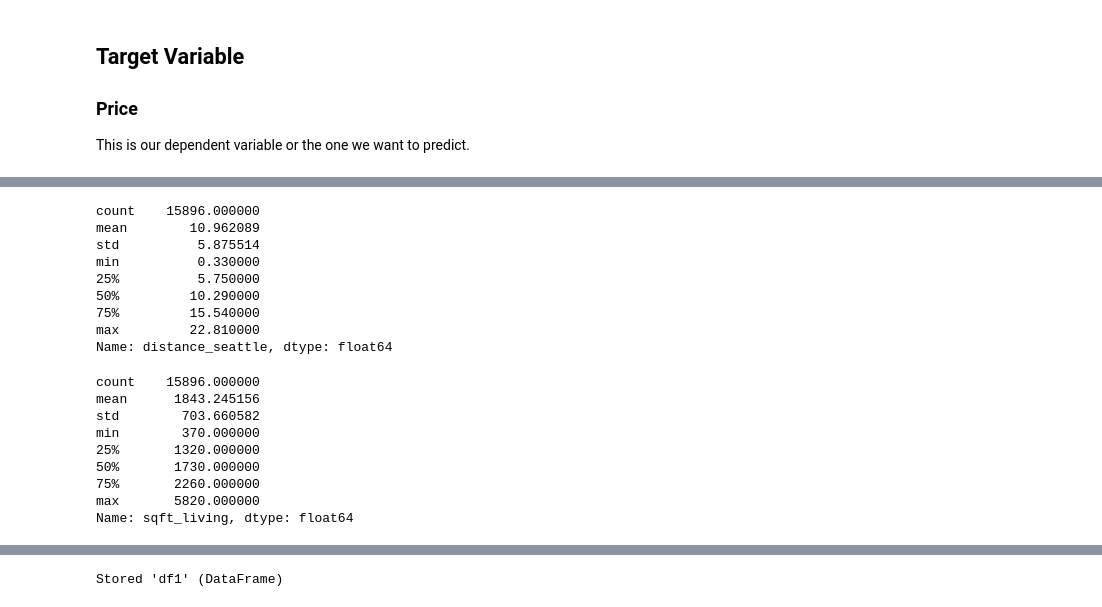
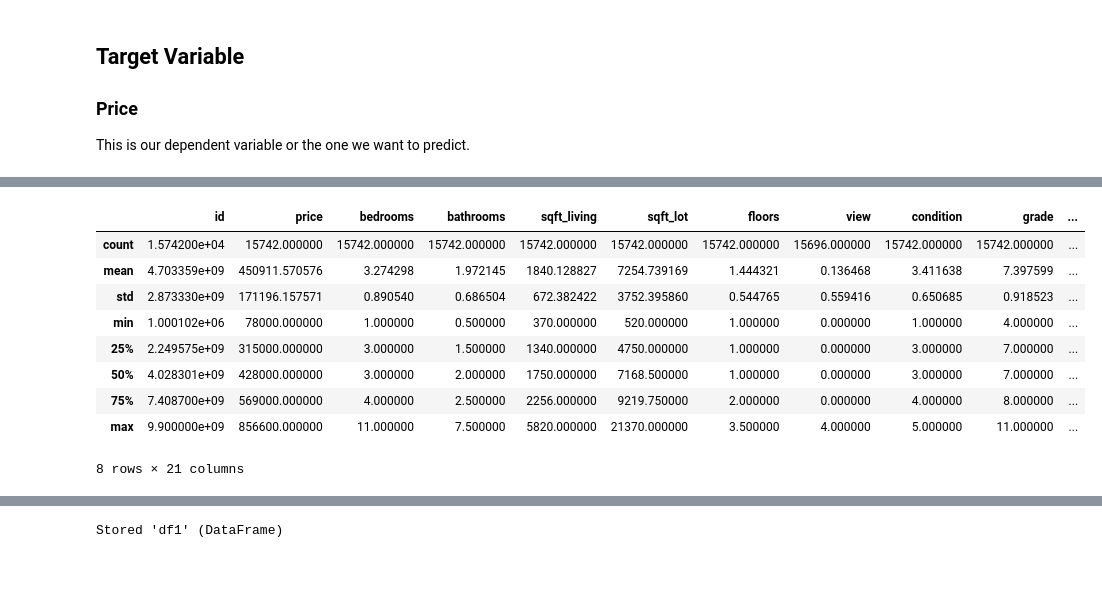
Before and after one commit to adcm2292/dsc-phase-2-project-online, a Jupyter notebook: notebooks/n0_Obtaining-Cleaning-Scrubbing-Data.ipynb, the cells around one changed output, grey strips where cells are left out. Drawn from its saved outputs; the diff is of its cells as text; code cells hidden in the pictures; blank space fills up the shorter version.

```diff
--- a/notebooks/n0_Obtaining-Cleaning-Scrubbing-Data.ipynb
+++ b/notebooks/n0_Obtaining-Cleaning-Scrubbing-Data.ipynb
@@ -464,26 +457,15 @@ ninety_perc2 = df_90['distance_seattle'].quantile(0.9)
 # %%
 df_90 = df_90.loc[df_90['distance_seattle']<=ninety_perc2]
 # %%
-df_90.distance_seattle.describe()
+df_90.describe()
 # %% [output]
+|  | id | price | bedrooms | bathrooms | sqft_living | sqft_lot | floors | view | condition | grade | ... |
+| count | 1.574200e+04 | 15742.000000 | 15742.000000 | 15742.000000 | 15742.000000 | 15742.000000 | 15742.000000 | 15696.000000 | 15742.000000 | 15742.000000 | ... |
+| mean | 4.703359e+09 | 450911.570576 | 3.274298 | 1.972145 | 1840.128827 | 7254.739169 | 1.444321 | 0.136468 | 3.411638 | 7.397599 | ... |
+| std | 2.873330e+09 | 171196.157571 | 0.890540 | 0.686504 | 672.382422 | 3752.395860 | 0.544765 | 0.559416 | 0.650685 | 0.918523 | ... |
+| min | 1.000102e+06 | 78000.000000 | 1.000000 | 0.500000 | 370.000000 | 520.000000 | 1.000000 | 0.000000 | 1.000000 | 4.000000 | ... |
+| 25% | 2.249575e+09 | 315000.000000 | 3.000000 | 1.500000 | 1340.000000 | 4750.000000 | 1.000000 | 0.000000 | 3.000000 | 7.000000 | ... |
+| 50% | 4.028301e+09 | 428000.000000 | 3.000000 | 2.000000 | 1750.000000 | 7168.500000 | 1.000000 | 0.000000 | 3.000000 | 7.000000 | ... |
+| 75% | 7.408700e+09 | 569000.000000 | 4.000000 | 2.500000 | 2256.000000 | 9219.750000 | 2.000000 | 0.000000 | 4.000000 | 8.000000 | ... |
+| max | 9.900000e+09 | 856600.000000 | 11.000000 | 7.500000 | 5820.000000 | 21370.000000 | 3.500000 | 4.000000 | 5.000000 | 11.000000 | ... |
-count    15896.000000
-mean        10.962089
-std          5.875514
-min          0.330000
-25%          5.750000
-50%         10.290000
-75%         15.540000
-max         22.810000
-Name: distance_seattle, dtype: float64
+8 rows × 21 columns
-# %%
-df_90.sqft_living.describe()
-# %% [output]
-count    15896.000000
-mean      1843.245156
-std        703.660582
-min        370.000000
-25%       1320.000000
-50%       1730.000000
-75%       2260.000000
-max       5820.000000
-Name: sqft_living, dtype: float64
```
Also changed, not shown: parts of 25 cells of this notebook, 8 other files.
